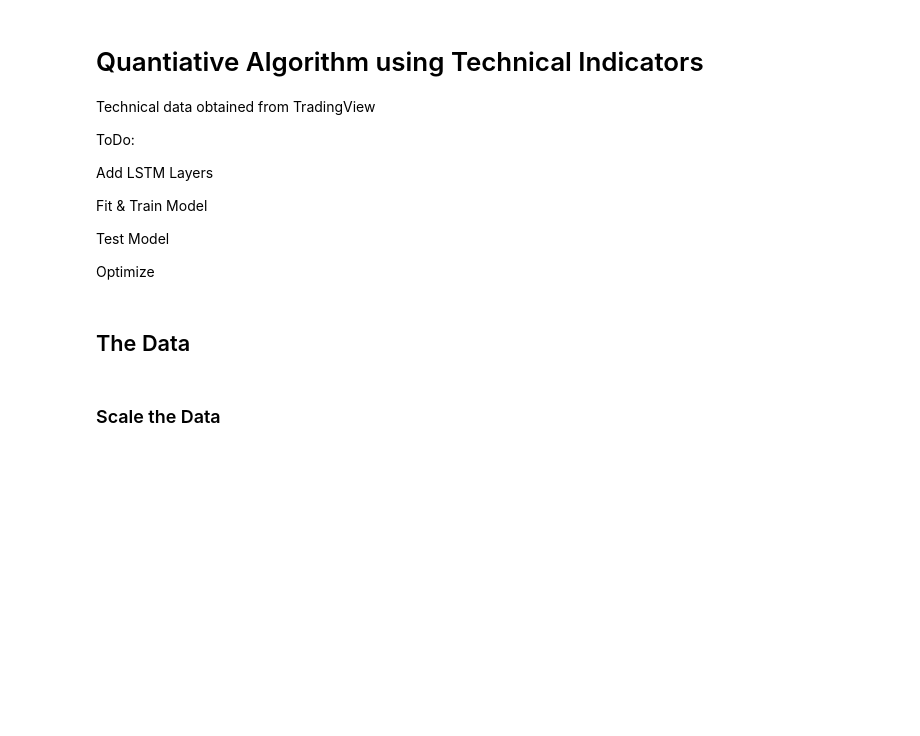
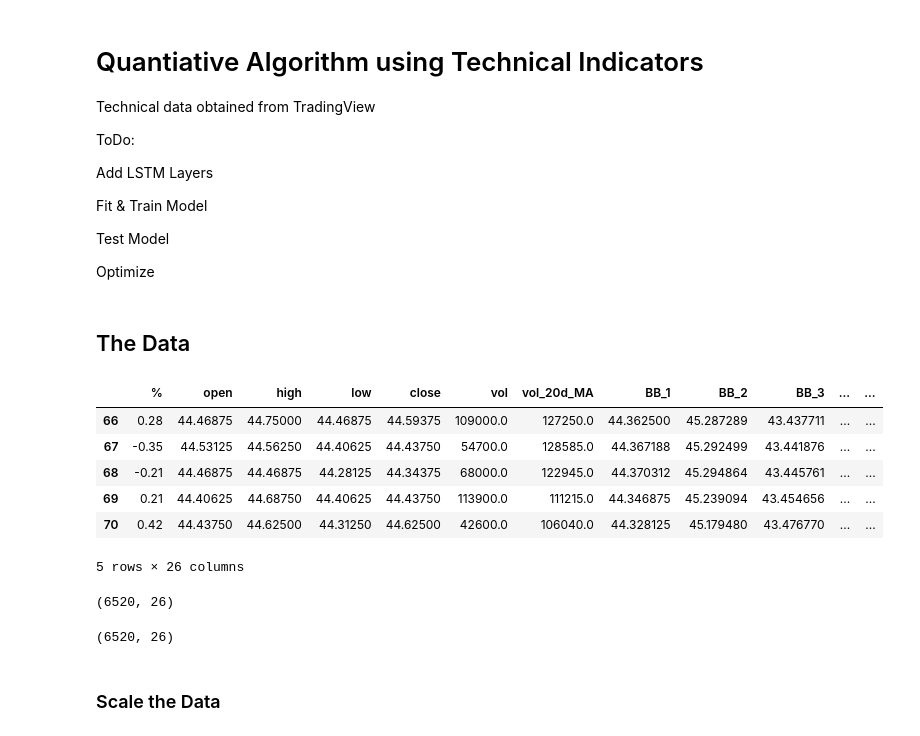
Before and after one commit to ciphyr/ml-quant-algo, a Jupyter notebook: Quant RNN.ipynb, the cells around one changed output. Drawn from its saved outputs; the diff is of its cells as text; code cells hidden in the pictures; blank space fills up the shorter version.

```diff
--- a/Quant RNN.ipynb
+++ b/Quant RNN.ipynb
@@ -30,0 +25,14 @@ X_train, X_test, y_train, y_test = train_test_split(x_data,y_val,test_size=0.3,
+# %%
+stock_data.head()
+# %% [output]
+|  | % | open | high | low | close | vol | vol_20d_MA | BB_1 | BB_2 | BB_3 | ... | ... |
+| 66 | 0.28 | 44.46875 | 44.75000 | 44.46875 | 44.59375 | 109000.0 | 127250.0 | 44.362500 | 45.287289 | 43.437711 | ... | ... |
+| 67 | -0.35 | 44.53125 | 44.56250 | 44.40625 | 44.43750 | 54700.0 | 128585.0 | 44.367188 | 45.292499 | 43.441876 | ... | ... |
+| 68 | -0.21 | 44.46875 | 44.46875 | 44.28125 | 44.34375 | 68000.0 | 122945.0 | 44.370312 | 45.294864 | 43.445761 | ... | ... |
+| 69 | 0.21 | 44.40625 | 44.68750 | 44.40625 | 44.43750 | 113900.0 | 111215.0 | 44.346875 | 45.239094 | 43.454656 | ... | ... |
+| 70 | 0.42 | 44.43750 | 44.62500 | 44.31250 | 44.62500 | 42600.0 | 106040.0 | 44.328125 | 45.179480 | 43.476770 | ... | ... |
+5 rows × 26 columns
+# %%
+stock_data.shape
+# %% [output]
+(6520, 26)
@@ -30,0 +41,4 @@ X_train, X_test, y_train, y_test = train_test_split(x_data,y_val,test_size=0.3,
+# %%
+stock_data.shape
+# %% [output]
+(6520, 26)
```
Also changed, not shown: parts of 27 cells of this notebook.
